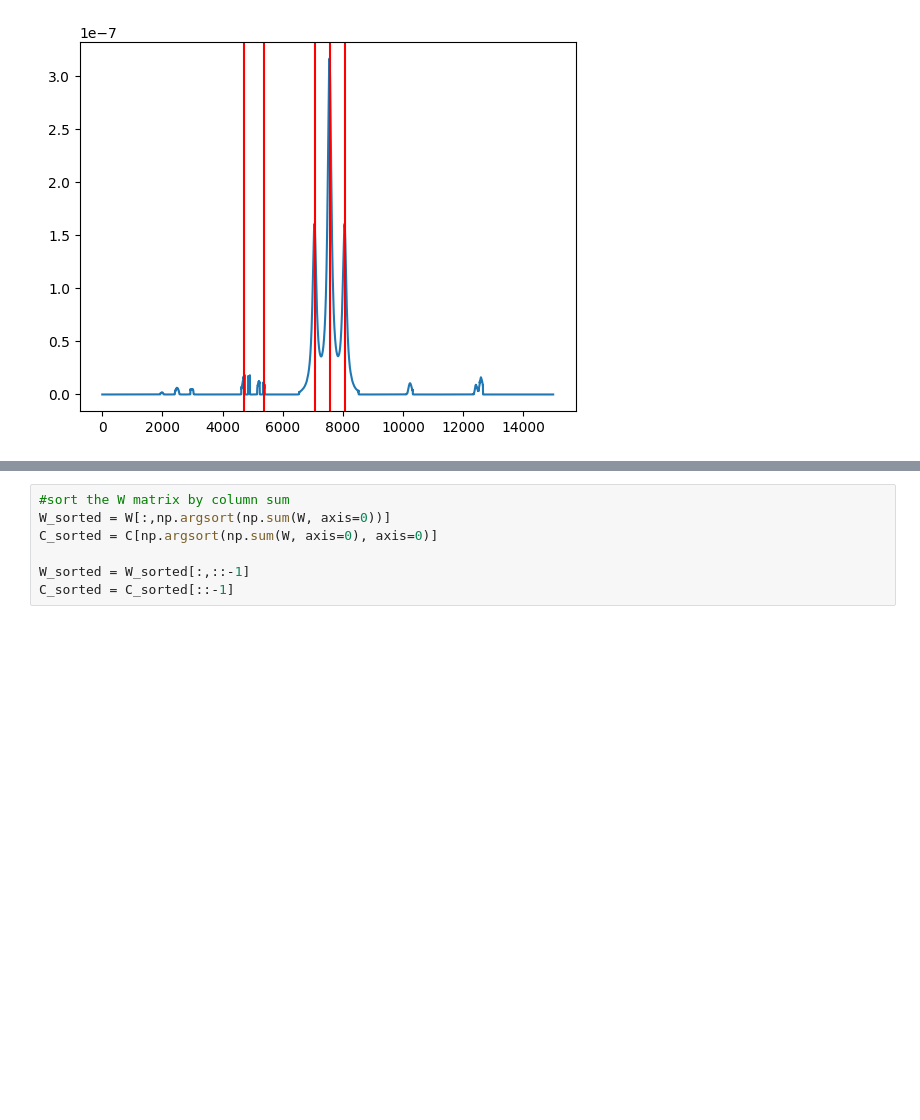
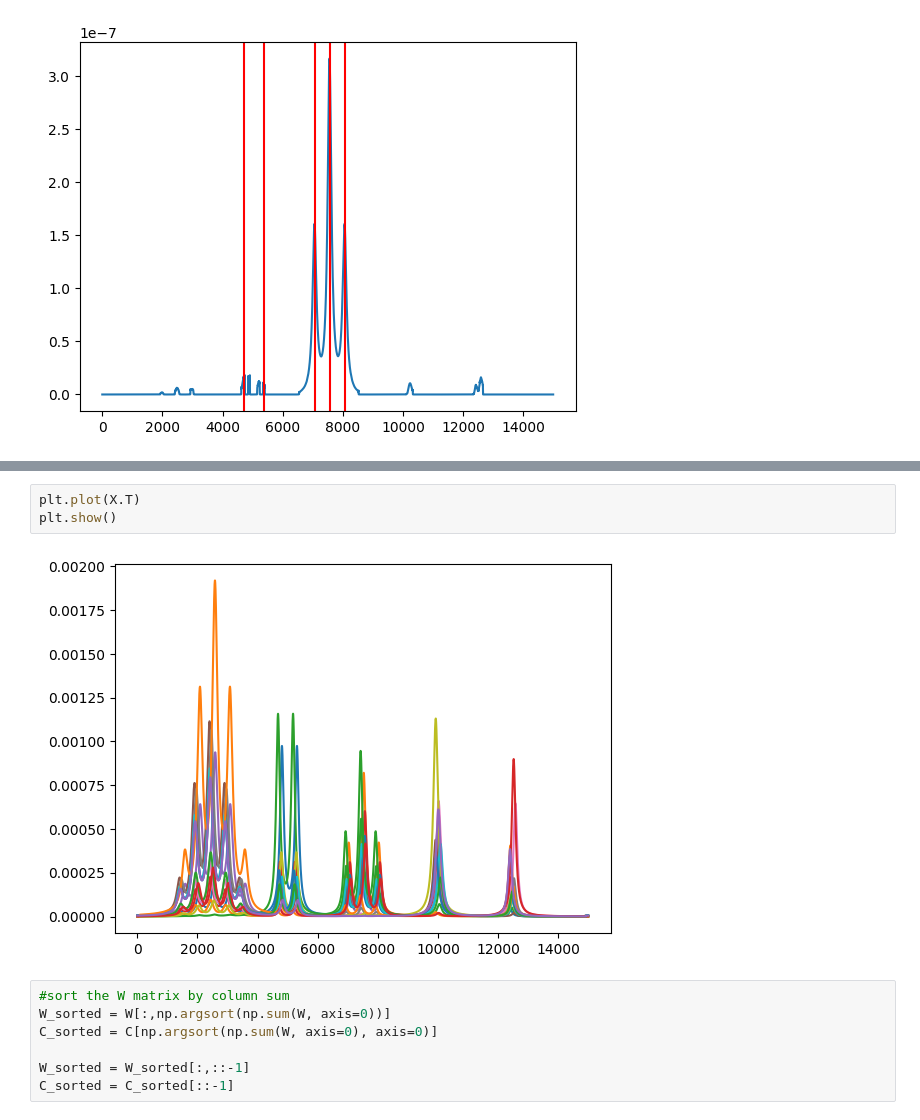
Before and after one commit to LucasEmcken/Bachelorprojekt, a Jupyter notebook: pipeline.ipynb, the cells around one changed output, grey strips where cells are left out. Cells and saved outputs as stored; diff of their text form; blank space fills up the shorter version.

```diff
--- a/pipeline.ipynb
+++ b/pipeline.ipynb
@@ -357,3 +370,8 @@ plt.plot(C_sorted[0])
+# %%
+plt.plot(X.T)
+plt.show()
+# %% [output]
+[figure, added]
 # %%
 #sort the W matrix by column sum
 W_sorted = W[:,np.argsort(np.sum(W, axis=0))]
```
Also changed, not shown: parts of 6 cells of this notebook.
